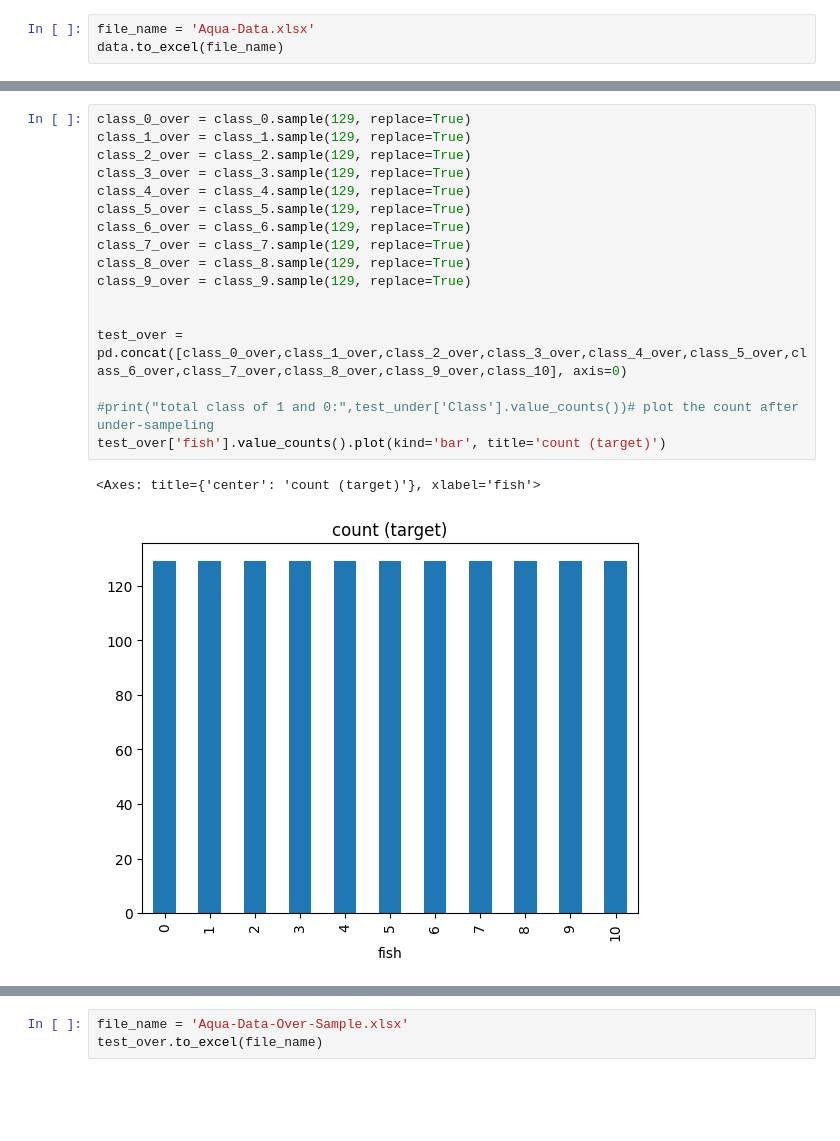
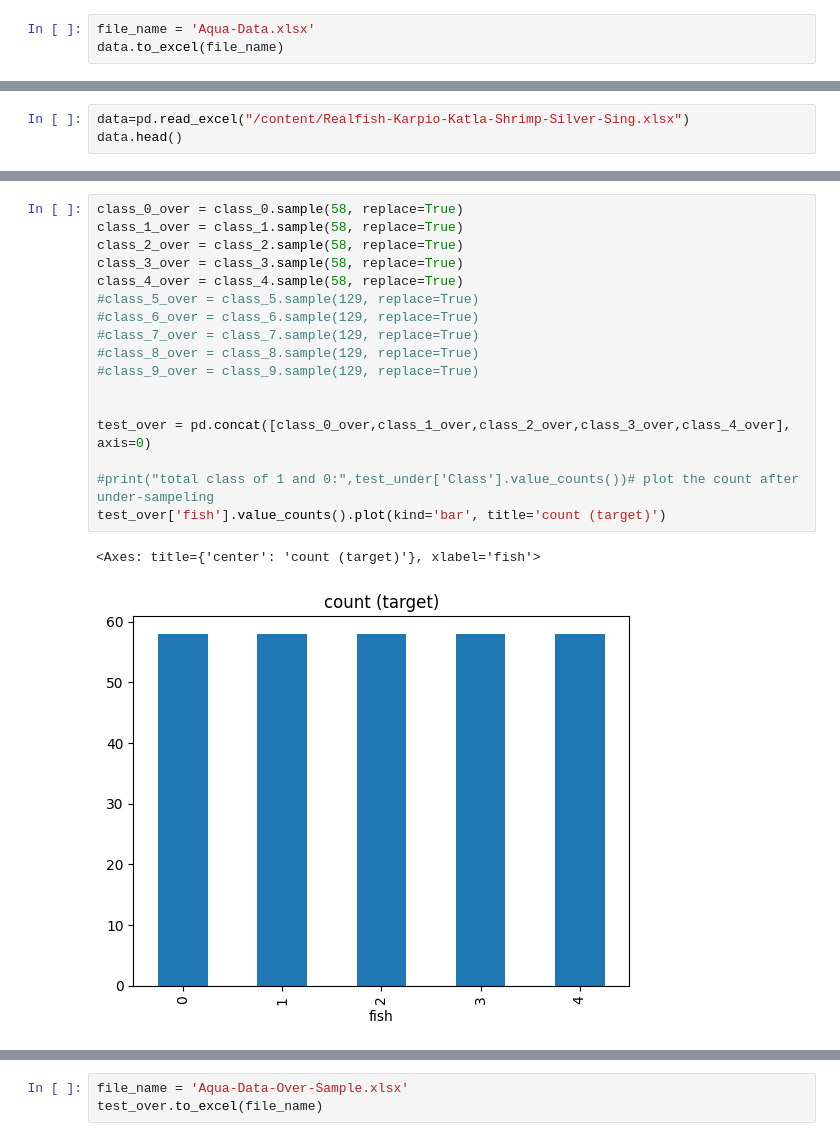
Before and after one commit to vvrgit/Aquaculture, a Jupyter notebook: Aquaculture_Data_Preprocessing_Fish_Species.ipynb, the cells around one changed output, grey strips where cells are left out. Cells and saved outputs as stored; diff of their text form; blank space fills up the shorter version.

```diff
--- a/Aquaculture_Data_Preprocessing_Fish_Species.ipynb
+++ b/Aquaculture_Data_Preprocessing_Fish_Species.ipynb
@@ -210,0 +201,3 @@ data.head()
+# %%
+data=pd.read_excel("/content/Realfish-Karpio-Katla-Shrimp-Silver-Sing.xlsx")
+data.head()
@@ -272,23 +260,23 @@ data['fish'].value_counts().plot(kind='bar', title='count (target)')
 # %%
-class_0_over = class_0.sample(129, replace=True)
-class_1_over = class_1.sample(129, replace=True)
-class_2_over = class_2.sample(129, replace=True)
-class_3_over = class_3.sample(129, replace=True)
-class_4_over = class_4.sample(129, replace=True)
-class_5_over = class_5.sample(129, replace=True)
-class_6_over = class_6.sample(129, replace=True)
-class_7_over = class_7.sample(129, replace=True)
-class_8_over = class_8.sample(129, replace=True)
-class_9_over = class_9.sample(129, replace=True)
+class_0_over = class_0.sample(58, replace=True)
+class_1_over = class_1.sample(58, replace=True)
+class_2_over = class_2.sample(58, replace=True)
+class_3_over = class_3.sample(58, replace=True)
+class_4_over = class_4.sample(58, replace=True)
+#class_5_over = class_5.sample(129, replace=True)
+#class_6_over = class_6.sample(129, replace=True)
+#class_7_over = class_7.sample(129, replace=True)
+#class_8_over = class_8.sample(129, replace=True)
+#class_9_over = class_9.sample(129, replace=True)
 
 
-test_over = pd.concat([class_0_over,class_1_over,class_2_over,class_3_over,class_4_over,class_5_over,class_6_over,class_7_over,class_8_over,class_9_over,class_10], axis=0)
+test_over = pd.concat([class_0_over,class_1_over,class_2_over,class_3_over,class_4_over], axis=0)
 
 #print("total class of 1 and 0:",test_under['Class'].value_counts())# plot the count after under-sampeling
 test_over['fish'].value_counts().plot(kind='bar', title='count (target)')
 # %% [output]
 <Axes: title={'center': 'count (target)'}, xlabel='fish'>
-[figure, old version]
+[figure, new version]
 # %%
 test_over
 # %% [output]
```
Also changed, not shown: parts of 20 cells of this notebook.
